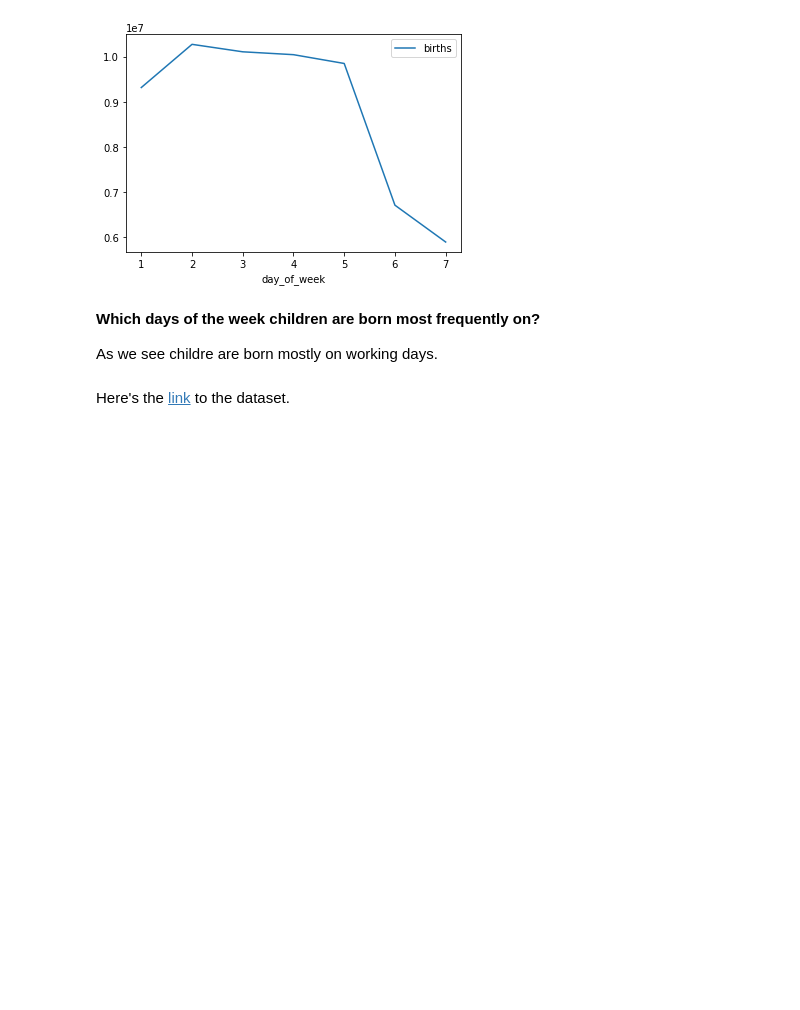
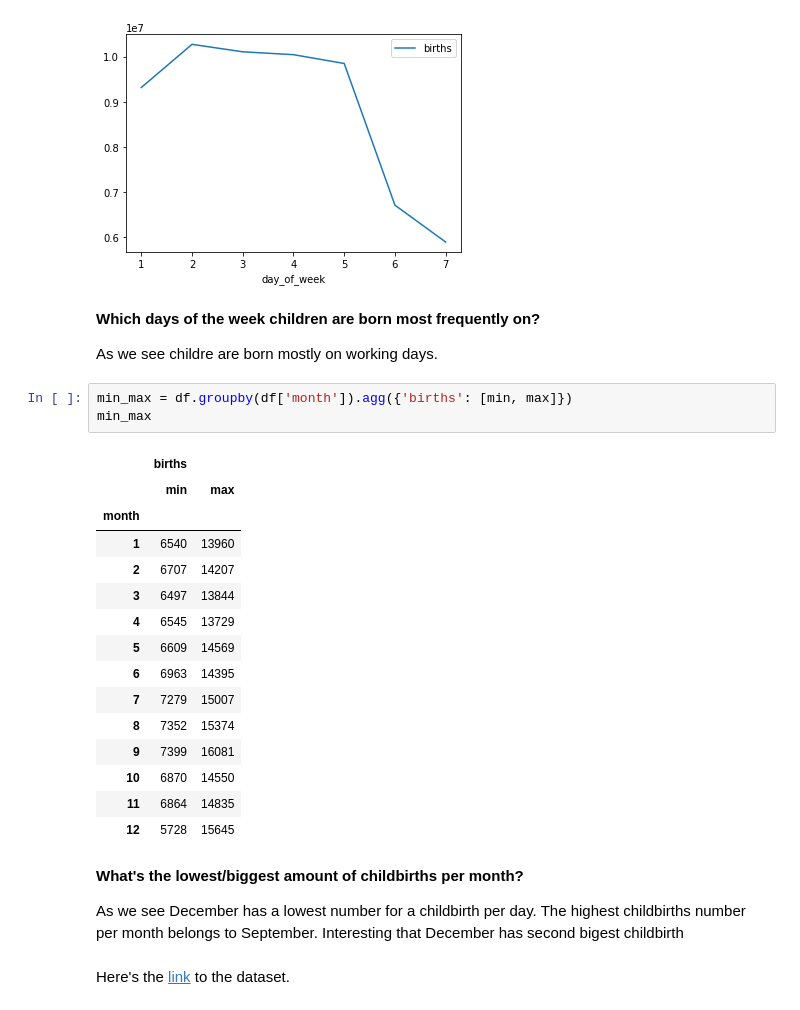
Before and after one commit to tomwrx/Data-Science-and-AI, a Jupyter notebook: Demo_subproject.ipynb, the cells around one changed output. Drawn from its saved outputs; the diff is of its cells as text; blank space fills up the shorter version.

```diff
--- a/Demo_subproject.ipynb
+++ b/Demo_subproject.ipynb
@@ -407,6 +405,29 @@ days.plot(kind = 'line')
 **Which days of the week children are born most frequently on?**
 
 As we see childre are born mostly on working days.
+# %%
+min_max = df.groupby(df['month']).agg({'births': [min, max]})
+min_max
+# %% [output]
+|  | births |  |
+|  | min | max |
+| month |  |  |
+| 1 | 6540 | 13960 |
+| 2 | 6707 | 14207 |
+| 3 | 6497 | 13844 |
+| 4 | 6545 | 13729 |
+| 5 | 6609 | 14569 |
+| 6 | 6963 | 14395 |
+| 7 | 7279 | 15007 |
+| 8 | 7352 | 15374 |
+| 9 | 7399 | 16081 |
+| 10 | 6870 | 14550 |
+| 11 | 6864 | 14835 |
+| 12 | 5728 | 15645 |
+# %% [markdown]
+**What's the lowest/biggest amount of childbirths per month?**
+
+As we see December has a lowest number for a childbirth per day. The highest childbirths number per month belongs to September. Interesting that December has second bigest childbirth
 # %% [markdown]
 Here's the [link](https://raw.githubusercontent.com/fivethirtyeight/data/master/births/US_births_2000-2014_SSA.csv) to the dataset.
 # %% [markdown]
```
Also changed, not shown: parts of 2 cells of this notebook.
